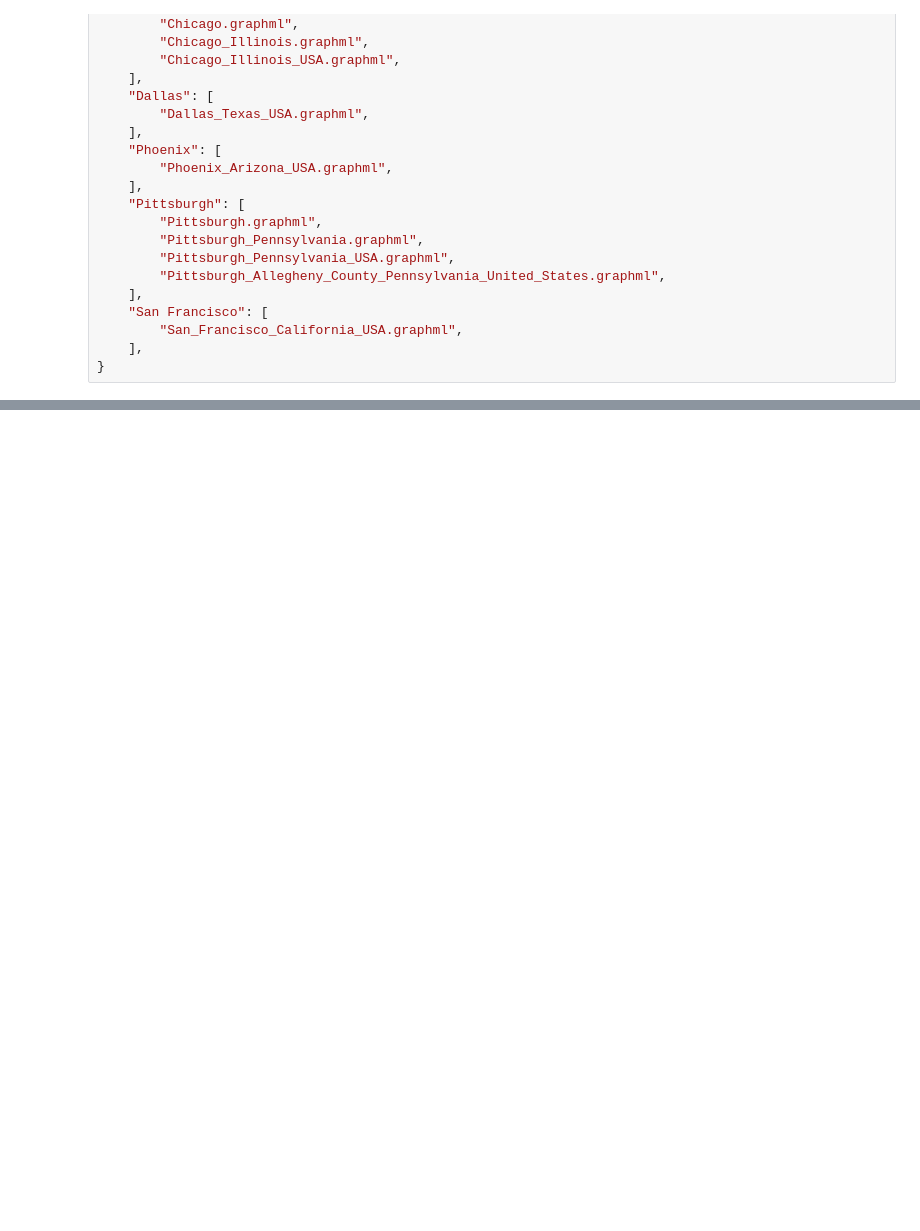
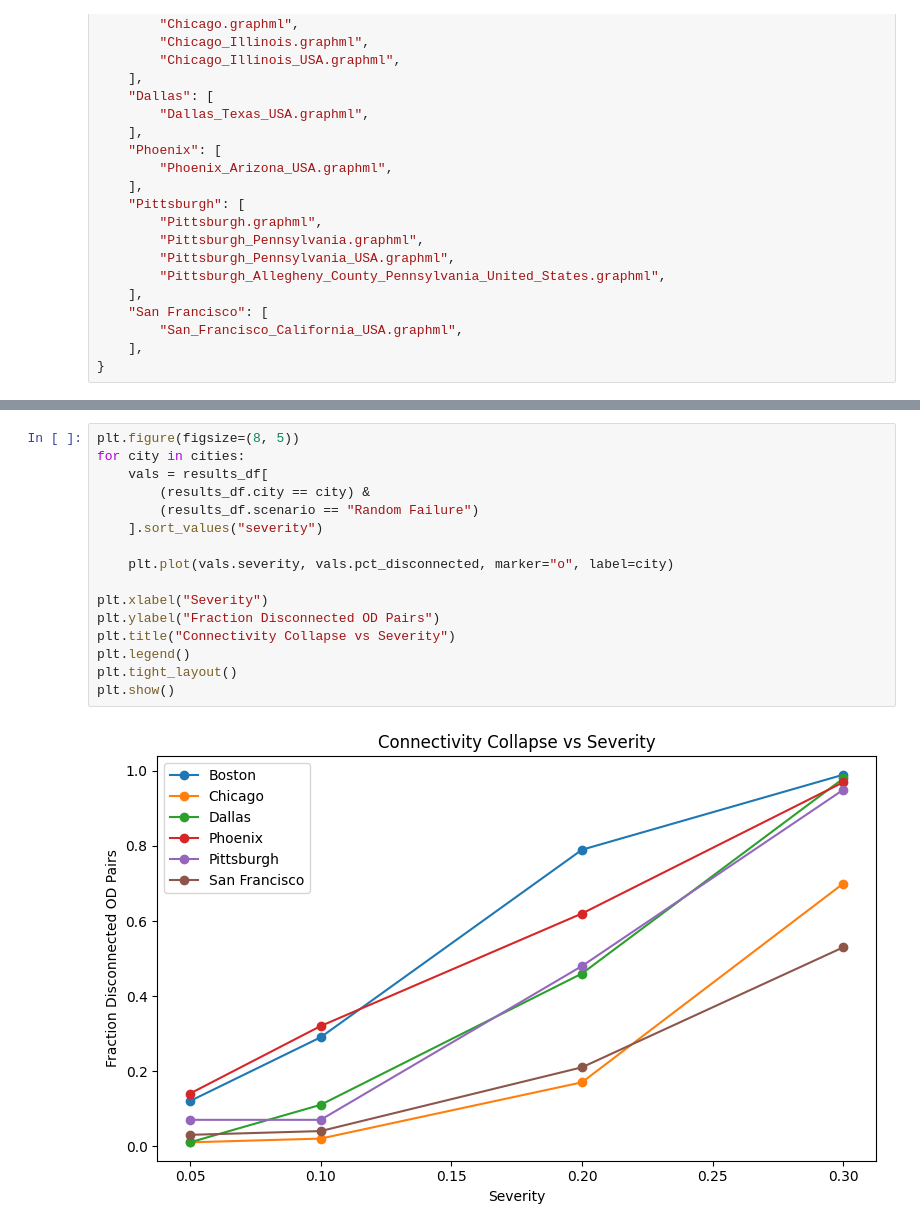
Before and after one commit to surabhi-raghavan/urban-mobility, a Jupyter notebook: backend/urban_resilience/Network.ipynb, the cells around one changed output, grey strips where cells are left out. Cells and saved outputs as stored; diff of their text form; blank space fills up the shorter version.

```diff
--- a/backend/urban_resilience/Network.ipynb
+++ b/backend/urban_resilience/Network.ipynb
@@ -388,0 +269,18 @@ Baseline Network Statistics
+# %%
+plt.figure(figsize=(8, 5))
+for city in cities:
+    vals = results_df[
+        (results_df.city == city) &
+        (results_df.scenario == "Random Failure")
+    ].sort_values("severity")
+
+    plt.plot(vals.severity, vals.pct_disconnected, marker="o", label=city)
+
+plt.xlabel("Severity")
+plt.ylabel("Fraction Disconnected OD Pairs")
+plt.title("Connectivity Collapse vs Severity")
+plt.legend()
+plt.tight_layout()
+plt.show()
+# %% [output]
+[figure, added]
```
Also changed, not shown: parts of 13 cells of this notebook, 2 other files.
